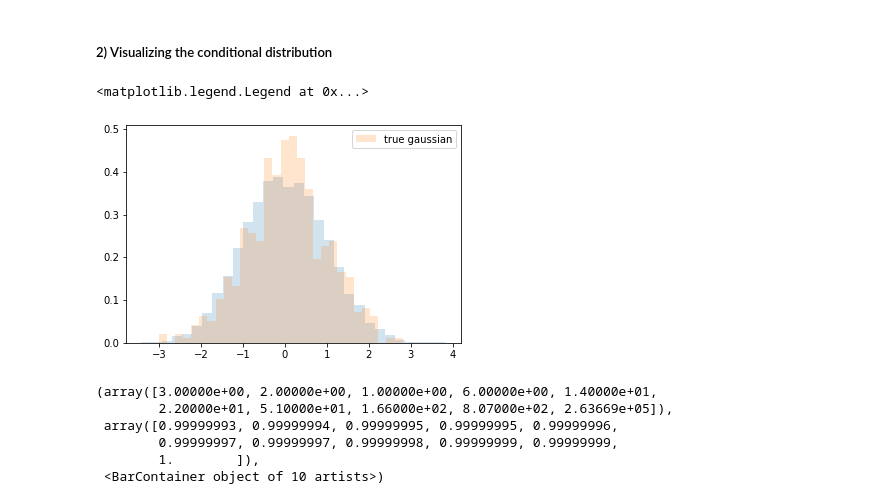
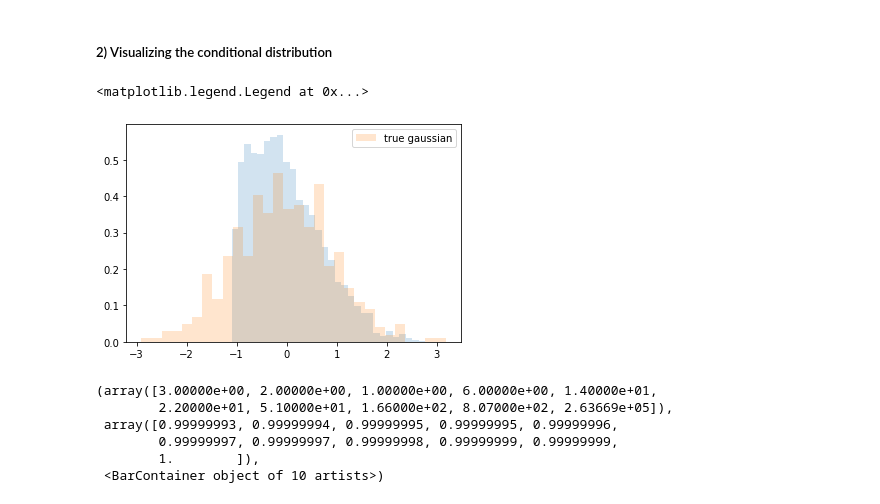
Before and after one commit to quentin-duchemin/SIGLE, a Jupyter notebook: SIGLE.ipynb, the cells around one changed output. Cells and saved outputs as stored; diff of their text form; code cells hidden in the pictures.

```diff
--- a/SIGLE.ipynb
+++ b/SIGLE.ipynb
@@ -83,8 +83,8 @@ plt.show()
 # %% [markdown]
 ##### Data
 # %%
-n,p = 1200,12
-lamb = 2
+n,p = 2000,6
+lamb = 6
 
 d = 2
 theta = 0.1*np.ones(d)
@@ -93,9 +93,16 @@ truetheta[:d] = theta
 
 np.random.seed(1)
 
-rescale = 2*np.sqrt(n)/p
+rescale = 1 #10 * np.sqrt(n)
+lamb *= rescale * lamb
+
+
 X = rescale * np.random.normal(0,1,(n,p))
 #X /= np.tile(np.linalg.norm(X,axis=0),(n,1))
+# proj = X[:,:d] @ np.linalg.inv(X[:,:d].T @ X[:,:d]) @ X[:,:d].T
+# X[:,d:] = (np.eye(n)-proj) @ X[:,d:]
+
+
 matXtrue = X[:,:d]
 
 sig = sigmoid(matXtrue @ theta)
@@ -109,6 +116,6 @@ print('Size selected support: ', len(M))
 
 
 # definition of the null distribution
-thetanull = np.zeros(p)
+thetanull = truetheta #np.zeros(p)
 signull = sigmoid(X @ thetanull)
 # %% [output]
@@ -414,35 +438,35 @@ except:
     model.fit(matXtrue, barpi)
     tildetheta = model.coef_
 tildeGN = matXtrue.T @ np.diag(barpi*(np.ones(n)-barpi)) @ matXtrue
 usvd,s,vt = np.linalg.svd(tildeGN)
 tildeGN_12 = usvd @ np.diag(1/np.sqrt(s)) @ vt
 GNtilde = matXtrue.T @ np.diag(sigmoid1(matXtrue @ tildetheta)) @ matXtrue
 VN = tildeGN_12 @ GNtilde
 
 lsstat = []
 u  = np.random.normal(0,1,len(M))
 u /= np.linalg.norm(u)
 u = np.zeros(len(M))
 u[0] = 1
 lspvals_selec = []
 for i in range(len(states)):
     y = np.array(states[i])
     # selected
-    model = LogisticRegression(C=10000, solver='liblinear', fit_intercept=False)
+    model = LogisticRegression(C=100000000, solver='liblinear', fit_intercept=False)
     model.fit(matXtrue, y)
     theta = model.coef_[0]
     stat = u.T @ VN @ (theta - tildetheta)
     stat = u.T @ tildeGN_12 @ matXtrue.T @ (y-barpi)
     lsstat.append(stat)
     stat2 = np.linalg.norm( VN @ (theta - tildetheta))**2
     lspvals_selec.append(1-scipy.stats.chi2.cdf(stat2, len(M)))
 a= plt.hist(lsstat, density=True, alpha=0.2, bins=30)
 b = np.random.normal(0,1,500)
 c = plt.hist(b,density=True, bins=30, alpha=0.2, label='true gaussian')
 plt.legend()
 # %% [output]
 <matplotlib.legend.Legend at 0x...>
-[figure, old version]
+[figure, new version]
 # %%
 a = plt.hist(lspvals_selec)
 # %% [output]
```
Also changed, not shown: parts of 11 cells of this notebook, 1 other file.
